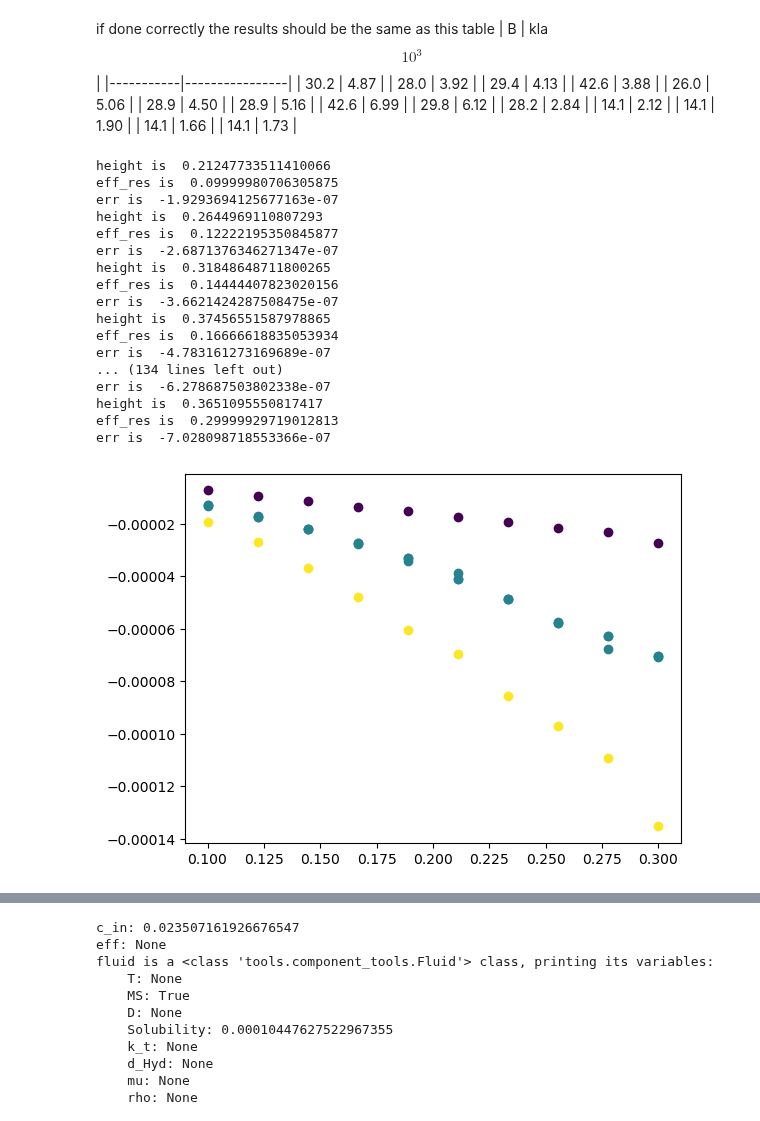
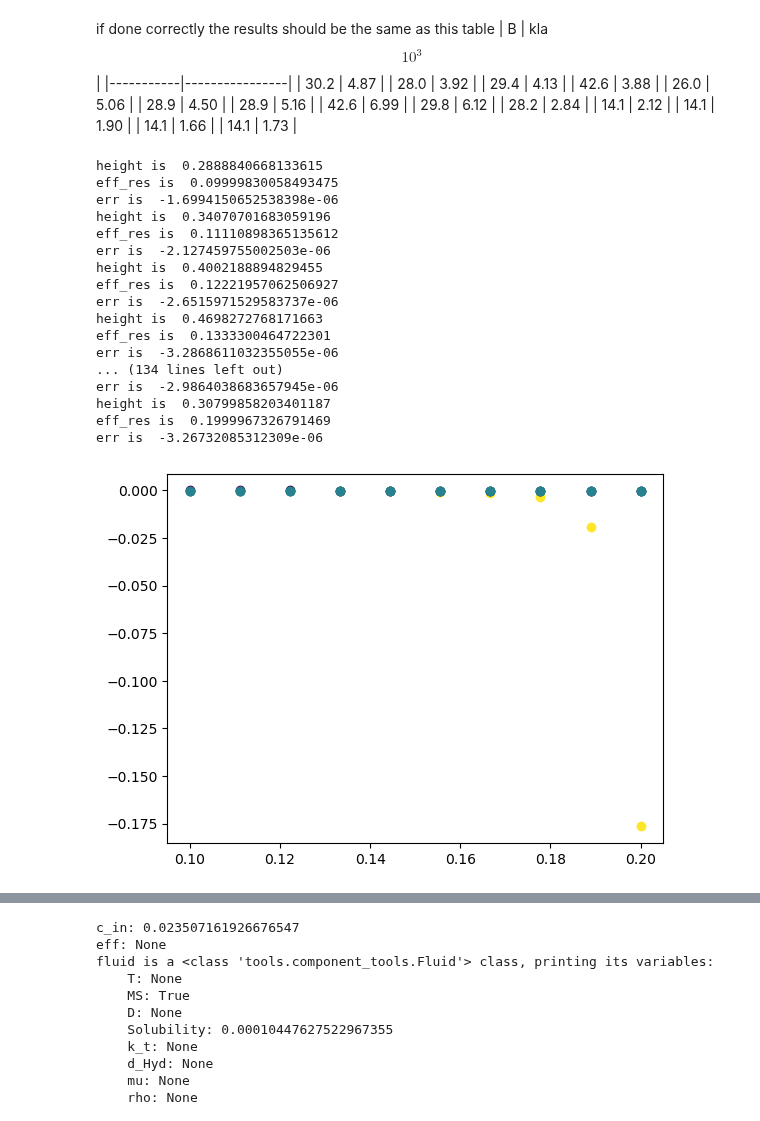
Before and after one commit to gabriele-ferrero/TRIOMA, a Jupyter notebook: Examples/GLC_tutorial_ms.ipynb, the cells around one changed output, grey strips where cells are left out. Saved outputs shown, nothing was run; the diff lists cells and outputs as text; code cells hidden in the pictures.

```diff
--- a/Examples/GLC_tutorial_ms.ipynb
+++ b/Examples/GLC_tutorial_ms.ipynb
@@ -133,54 +133,55 @@ for i in range(len(Q_gas)):
     # print(a, b)
     # B_vec.append(a)
     # kl_vec.append(b)
-    eff_v=np.linspace(0.1,0.3,10)
+    eff_v=np.linspace(0.1,0.2,10)
     # eff_v=np.array([1-Melodie.c_out/Melodie.c_in])
     height_v=[]
     err_v=[]
     norm = plt.Normalize(min(Q_l/Q_gas), max(Q_l/Q_gas))
     # Melodie.kla=1E-4
     for eff in eff_v:
         Melodie.c_out=Melodie.c_in*(1-eff)
         # Melodie.GLC_gas.update_attribute("p_out",Melodie.c_out/Flibe.Solubility)
         height=Melodie.get_z_from_eff()
         print("height is ",height)
         c_PbLi=56182
         height_v.append(height)
         flag_coms=1
         if isinstance(height,float) and flag_coms!=0:
             # model.parameter("H",height)
             model.parameter("H",height)
             model.parameter("Ls",Q_l[i]*c_PbLi)
             model.parameter("Vs",Q_gas[i])
             model.parameter("R",R)
             model.parameter("K_H",Melodie.fluid.Solubility)
             model.parameter("Kl_a",Melodie.kla)
+            model.parameter("c2_in",1E-10)
             model.parameter("c_in",c_in)
             model.save()
             model.solve()
             eff_coms=model.evaluate("eff")
             eff_res=eff_coms
             err=eff_res-eff
             print("eff_res is ",eff_res)
             print("err is ",err)
             err_v.append(err)
             plt.scatter( eff,err*100, c=Q_l[i]/Q_gas[i], cmap='viridis', norm=norm)
 # %% [output]
-height is  0.21247733511410066
-eff_res is  0.09999980706305875
-err is  -1.9293694125677163e-07
-height is  0.2644969110807293
-eff_res is  0.12222195350845877
-err is  -2.6871376346271347e-07
-height is  0.31848648711800265
-eff_res is  0.14444407823020156
-err is  -3.6621424287508475e-07
-height is  0.37456551587978865
-eff_res is  0.16666618835053934
-err is  -4.783161273169689e-07
+height is  0.2888840668133615
+eff_res is  0.09999830058493475
+err is  -1.6994150652538398e-06
+height is  0.34070701683059196
+eff_res is  0.11110898365135612
+err is  -2.127459755002503e-06
+height is  0.4002188894829455
+eff_res is  0.12221957062506927
+err is  -2.6515971529583737e-06
+height is  0.4698272768171663
+eff_res is  0.1333300464722301
+err is  -3.2868611032355055e-06
 ... (134 lines left out)
-err is  -6.278687503802338e-07
-height is  0.3651095550817417
-eff_res is  0.29999929719012813
-err is  -7.028098718553366e-07
+err is  -2.9864038683657945e-06
+height is  0.30799858203401187
+eff_res is  0.1999967326791469
+err is  -3.26732085312309e-06
-[figure, old version]
+[figure, new version]
```
Also changed, not shown: parts of 2 cells of this notebook, 2 other files.
